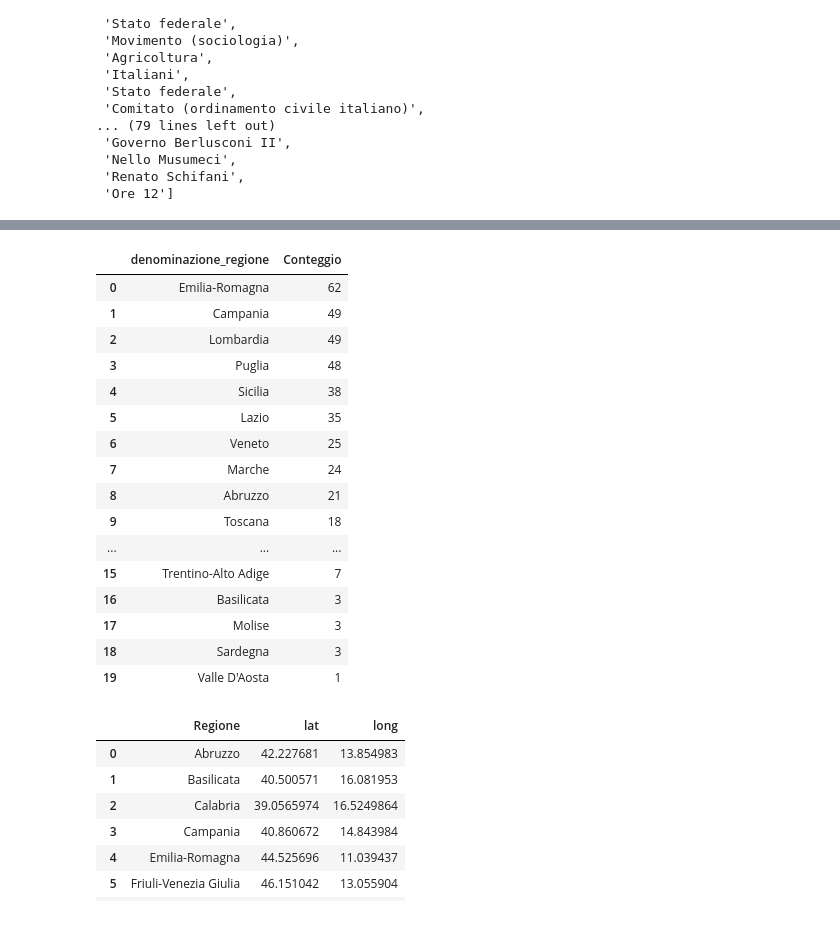
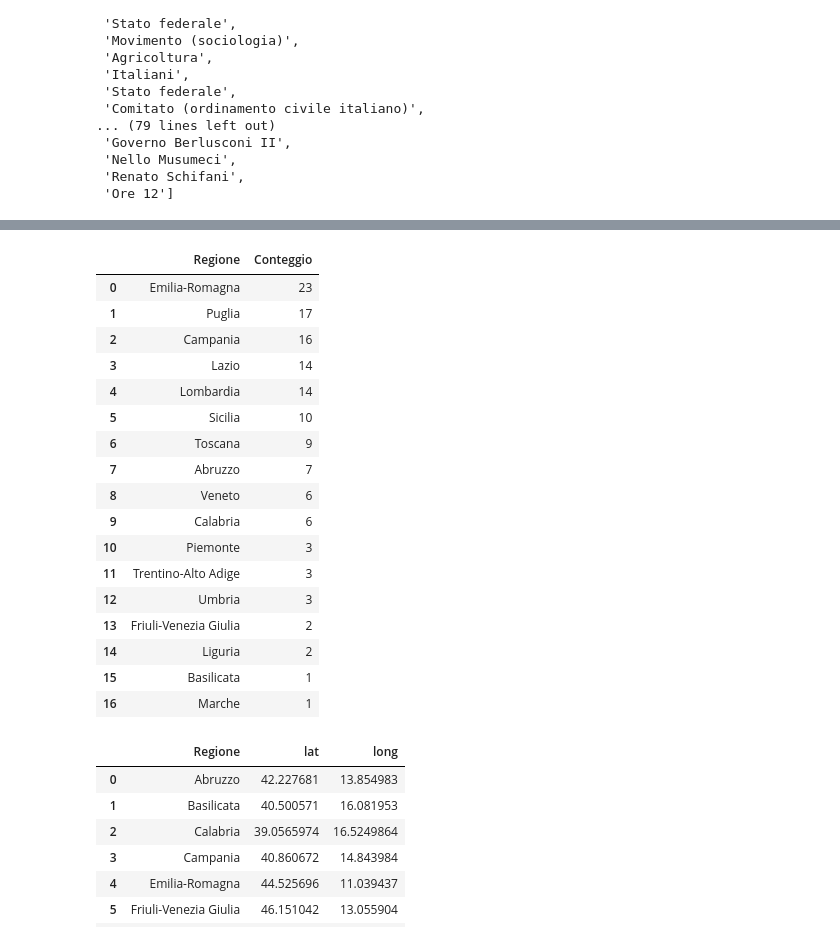
Before and after one commit to AntonioDonnangelo/italian_agriculture_and_protests_analysis, a Jupyter notebook: Progettone_18052024.ipynb, the cells around one changed output, grey strips where cells are left out. Saved outputs shown, nothing was run; the diff lists cells and outputs as text; code cells hidden in the pictures.

Commit message:
Mappature proteste e similarità con word embedding

```diff
--- a/Progettone_18052024.ipynb
+++ b/Progettone_18052024.ipynb
@@ -293,0 +356,35 @@ len(intersezione)
+# %%
+pd.set_option('display.max_rows', None)
+
+# Funzione per ottenere parole simili e filtrare i risultati per includere "manifestazione" con un punteggio sopra una soglia
+def most_similar_filtered(model, positive, score_threshold=0.9, filter_term="manifestazione", topn=1000):
+    results = []
+    for word in positive:
+        try:
+            # Ottieni parole simili per la parola corrente
+            similar_words = model.wv.most_similar(positive=[word], topn=topn)
+
+            # Cerca se "manifestazione" è tra i risultati con un punteggio sopra la soglia
+            for similar_word, score in similar_words:
+                if similar_word == filter_term and score >= score_threshold:
+                    results.append((word, similar_word, score))
+        except KeyError:
+            # La parola non è presente nel modello, continua con la prossima
+            print(f"Parola '{word}' non presente nel modello.")
+            continue
+
+    return results
+
+# Lista di parole positive
+positive_words = intersezione
+
+# Converti tutte le stringhe in minuscolo
+positive_words_lower = [s.lower() for s in positive_words]
+
+# Ottieni i risultati filtrati con le parole convertite in minuscolo
+filtered_similar_words = most_similar_filtered(model, positive=positive_words_lower, score_threshold=0.9, filter_term="manifestazione", topn=1000)
+
+# Creare un DataFrame dai risultati filtrati
+df = pd.DataFrame(filtered_similar_words, columns=["Parola Chiave", "Simile a", "Punteggio"])
+
+df
@@ -293,0 +504,3 @@ len(intersezione)
+# %%
+intersezione = df['Parola Chiave'].to_list()
+intersezione
@@ -330,3 +532,4 @@ it_filtrato
 # %%
 it_distinct = it_filtrato.drop_duplicates()
-it_distinct
+it_distinct["Comune"] = it_distinct["Comune"].str.lower()
+#it_distinct
@@ -406,29 +567,30 @@ bubbles=alt.Chart(df_inner).mark_circle().encode(
 # %%
 # Conta le occorrenze distinte nella colonna 'A' e trasforma il risultato in un DataFrame
 df_count = df_inner['Regione'].value_counts().reset_index()
 
 # Rinomina le colonne del nuovo DataFrame
-df_count.columns = ['denominazione_regione', 'Conteggio']
-df_count['denominazione_regione'] = df_count['denominazione_regione'].replace(['Abruzzi'],['Abruzzo'])
+df_count.columns = ['Regione', 'Conteggio']
+df_count['Regione'] = df_count['Regione'].replace(['Abruzzi'],['Abruzzo'])
 df_count
 # %% [output]
-|  | denominazione_regione | Conteggio |
-| 0 | Emilia-Romagna | 62 |
-| 1 | Campania | 49 |
-| 2 | Lombardia | 49 |
-| 3 | Puglia | 48 |
-| 4 | Sicilia | 38 |
-| 5 | Lazio | 35 |
-| 6 | Veneto | 25 |
-| 7 | Marche | 24 |
-| 8 | Abruzzo | 21 |
-| 9 | Toscana | 18 |
-| ... | ... | ... |
-| 15 | Trentino-Alto Adige | 7 |
-| 16 | Basilicata | 3 |
-| 17 | Molise | 3 |
-| 18 | Sardegna | 3 |
-| 19 | Valle D'Aosta | 1 |
+|  | Regione | Conteggio |
+| 0 | Emilia-Romagna | 23 |
+| 1 | Puglia | 17 |
+| 2 | Campania | 16 |
+| 3 | Lazio | 14 |
+| 4 | Lombardia | 14 |
+| 5 | Sicilia | 10 |
+| 6 | Toscana | 9 |
+| 7 | Abruzzo | 7 |
+| 8 | Veneto | 6 |
+| 9 | Calabria | 6 |
+| 10 | Piemonte | 3 |
+| 11 | Trentino-Alto Adige | 3 |
+| 12 | Umbria | 3 |
+| 13 | Friuli-Venezia Giulia | 2 |
+| 14 | Liguria | 2 |
+| 15 | Basilicata | 1 |
+| 16 | Marche | 1 |
 # %%
 import pandas as pd
 import requests
```
Also changed, not shown: parts of 18 cells of this notebook.
